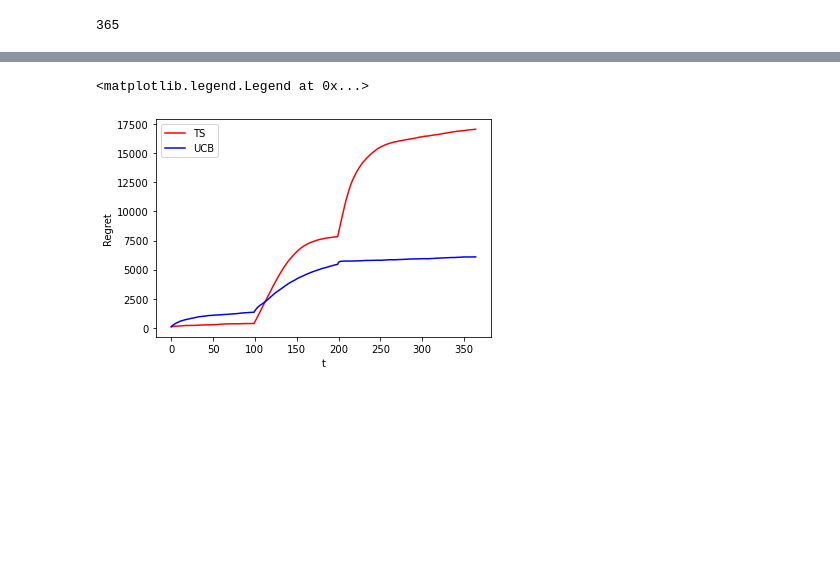
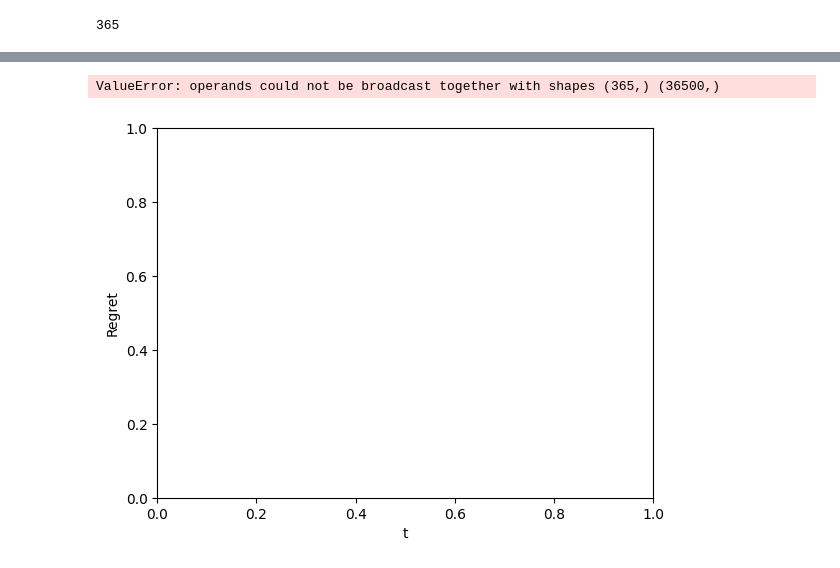
Before and after one commit to ebjaime/OLA-project, a Jupyter notebook: Step5/Pugin/part5_alois.ipynb, the cells around one changed output, grey strips where cells are left out. Saved outputs shown, nothing was run; the diff lists cells and outputs as text; code cells hidden in the pictures; blank space fills up the shorter version.

```diff
--- a/Step5/Pugin/part5_alois.ipynb
+++ b/Step5/Pugin/part5_alois.ipynb
@@ -223,9 +240,15 @@ ax.axvline(opt_bid_2,c='purple')
 ## Known advertising
 # %% [markdown]
 We are looking for the best $\tau$
+# %%
+def generate_logarithmic_array(start, end, size):
+    x = np.linspace(0, 1, size)  # Generate a sequence of 20 points between 0 and 1
+    values = np.exp(x * np.log(end / start))  # Apply the logarithmic transformation
+    values = start + (end - start) * (values - np.min(values)) / (np.max(values) - np.min(values))  # Rescale the values between start and end
+    return values.astype(int)  # Convert the values to integers
 # %%
 n_experiments = 1  #CHECK FOR DIFFERENT VALUES OF n_experiments
-taus = np.linspace(1,365,20) # FIND THE BEST TAU
+taus = generate_logarithmic_array(1000,100000,20) # FIND THE BEST TAU
 
 # sw_ucb_rewards_per_experiment_per_tau = np.empty((len(taus), n_experiments))
 sw_ucb_rewards_per_experiment_per_tau = np.array([])
@@ -235,7 +258,7 @@ print(sw_ucb_rewards_per_experiment_per_tau)
 
 for tau in tqdm(taus):
     sw_ucb_rewards_per_experiment = np.array([])
-    for e in range(n_experiments):
+    for e in tqdm(range(n_experiments)):
         env = NonStationnary(n_arms = n_prices,
                        probabilities = p,
                        bids = bids,
@@ -411,9 +434,9 @@ SW UCB tau = 1.0
 # %%
 # experiments
 n_experiments = 100
-ts_rewards_per_experiment = []
-ucb_rewards_per_experiment = []
-sw_ucb_rewards_per_experiment = []
+ts_rewards_per_experiment = np.array([])
+ucb_rewards_per_experiment = np.array([])
+sw_ucb_rewards_per_experiment = np.array([])
 
 for e in tqdm(range(0,n_experiments)):  # cycle on experiments
   env = NonStationnary(n_arms = n_prices,
@@ -429,7 +452,8 @@ for e in tqdm(range(0,n_experiments)):  # cycle on experiments
                                        prices = prices)
   learner = UCB_Pricing_Learner(n_arms = n_prices,
                                     prices = prices)
-  sw_learner = SW_UCB_Pricing_Learner(n_arms = n_prices, prices=prices, tau=int(np.sqrt(1000*365)))
+  # We play the best tau
+  sw_learner = SW_UCB_Pricing_Learner(n_arms = n_prices, prices=prices, tau=taus[min_ind])
 
 
   ts_collected_costs = np.array([])
@@ -461,15 +485,16 @@ for e in tqdm(range(0,n_experiments)):  # cycle on experiments
     ucb_daily_pricing_reward = np.append(ucb_daily_pricing_reward,(reward_click>0)*np.sum(learner.collected_rewards[-reward_click:]))
 
 
-  ts_rewards_per_experiment.append(ts_daily_pricing_reward - ts_collected_costs)
-  ucb_rewards_per_experiment.append(ucb_daily_pricing_reward - ucb_collected_costs)
+  ts_rewards_per_experiment = np.append(ts_rewards_per_experiment, ts_daily_pricing_reward - ts_collected_costs)
+  ucb_rewards_per_experiment = np.append(ucb_rewards_per_experiment, ucb_daily_pricing_reward - ucb_collected_costs)
 # %%
 plt.figure(0)
 plt.ylabel("Regret")
 plt.xlabel("t")
 plt.plot(np.cumsum(np.mean(opt - ts_rewards_per_experiment, axis = 0)), 'r')
 plt.plot(np.cumsum(np.mean(opt - ucb_rewards_per_experiment, axis = 0)), 'b')
-plt.legend(["TS", "UCB"])
+plt.plot(np.cumsum(np.mean(opt - sw_rewards_per_tau[min_ind], axis = 0)), 'g')
+plt.legend(["TS", "UCB", "SW"])
 # %% [output]
-<matplotlib.legend.Legend at 0x...>
+ValueError: operands could not be broadcast together with shapes (365,) (36500,)
-[figure, old version]
+[figure, new version]
```
Also changed, not shown: parts of 4 cells of this notebook, 1 other file.
